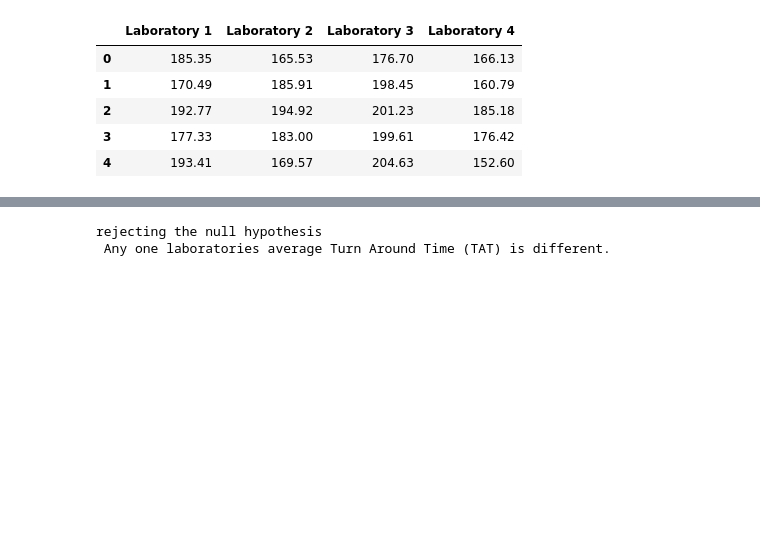
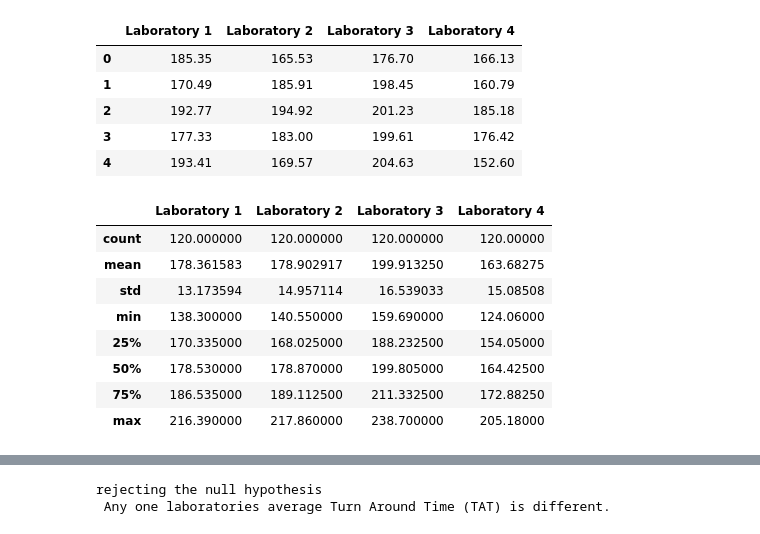
Before and after one commit to kunal-mallick/Data-Science-Assignments, a Jupyter notebook: Hypothesis Testing/Code/Q2.ipynb, the cells around one changed output, grey strips where cells are left out. Saved outputs shown, nothing was run; the diff lists cells and outputs as text; code cells hidden in the pictures; blank space fills up the shorter version.

```diff
--- a/Hypothesis Testing/Code/Q2.ipynb
+++ b/Hypothesis Testing/Code/Q2.ipynb
@@ -24,3 +31,15 @@ df.head()
 | 2 | 192.77 | 194.92 | 201.23 | 185.18 |
 | 3 | 177.33 | 183.00 | 199.61 | 176.42 |
 | 4 | 193.41 | 169.57 | 204.63 | 152.60 |
+# %%
+df.describe()
+# %% [output]
+|  | Laboratory 1 | Laboratory 2 | Laboratory 3 | Laboratory 4 |
+| count | 120.000000 | 120.000000 | 120.000000 | 120.00000 |
+| mean | 178.361583 | 178.902917 | 199.913250 | 163.68275 |
+| std | 13.173594 | 14.957114 | 16.539033 | 15.08508 |
+| min | 138.300000 | 140.550000 | 159.690000 | 124.06000 |
+| 25% | 170.335000 | 168.025000 | 188.232500 | 154.05000 |
+| 50% | 178.530000 | 178.870000 | 199.805000 | 164.42500 |
+| 75% | 186.535000 | 189.112500 | 211.332500 | 172.88250 |
+| max | 216.390000 | 217.860000 | 238.700000 | 205.18000 |
```
Also changed, not shown: parts of 7 cells of this notebook.
